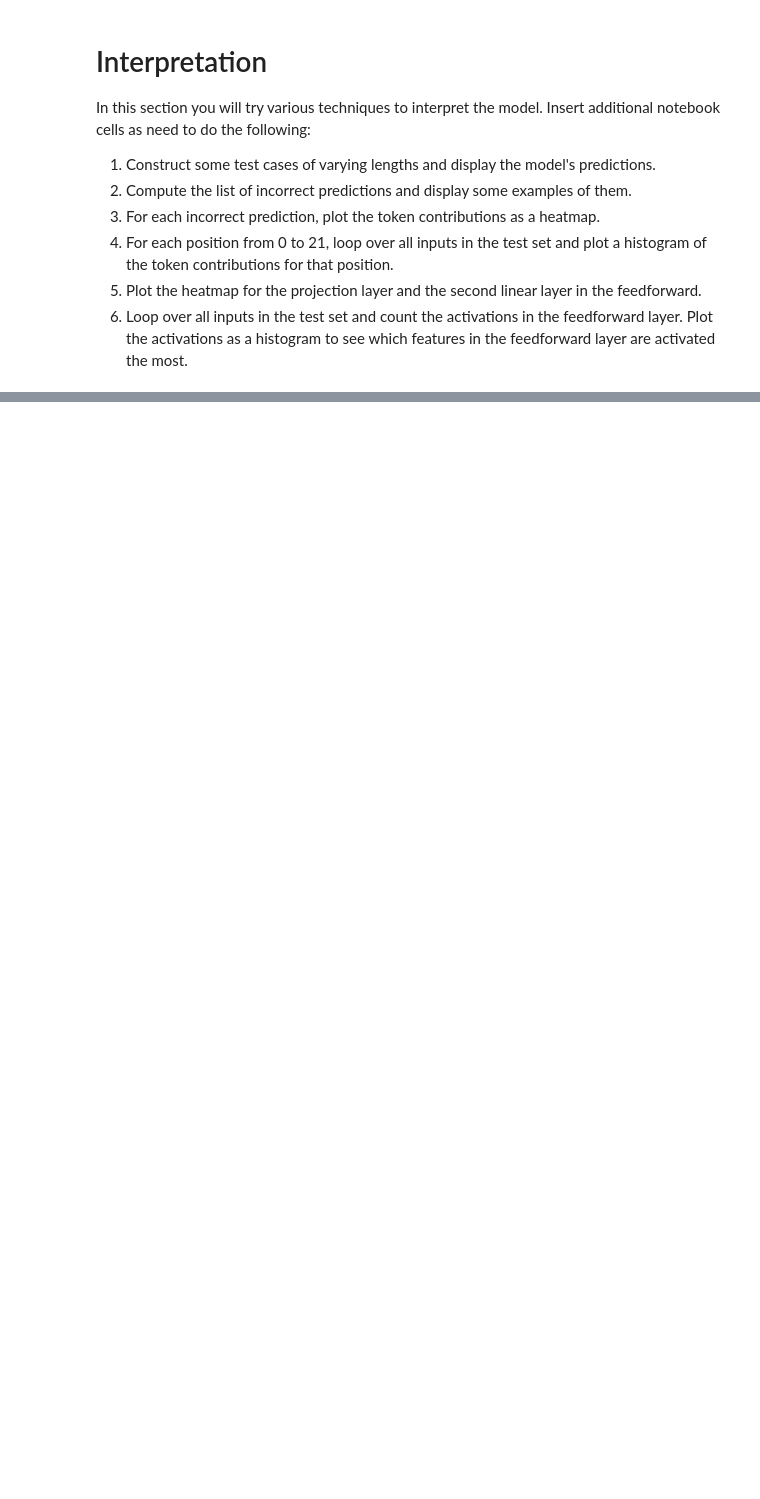
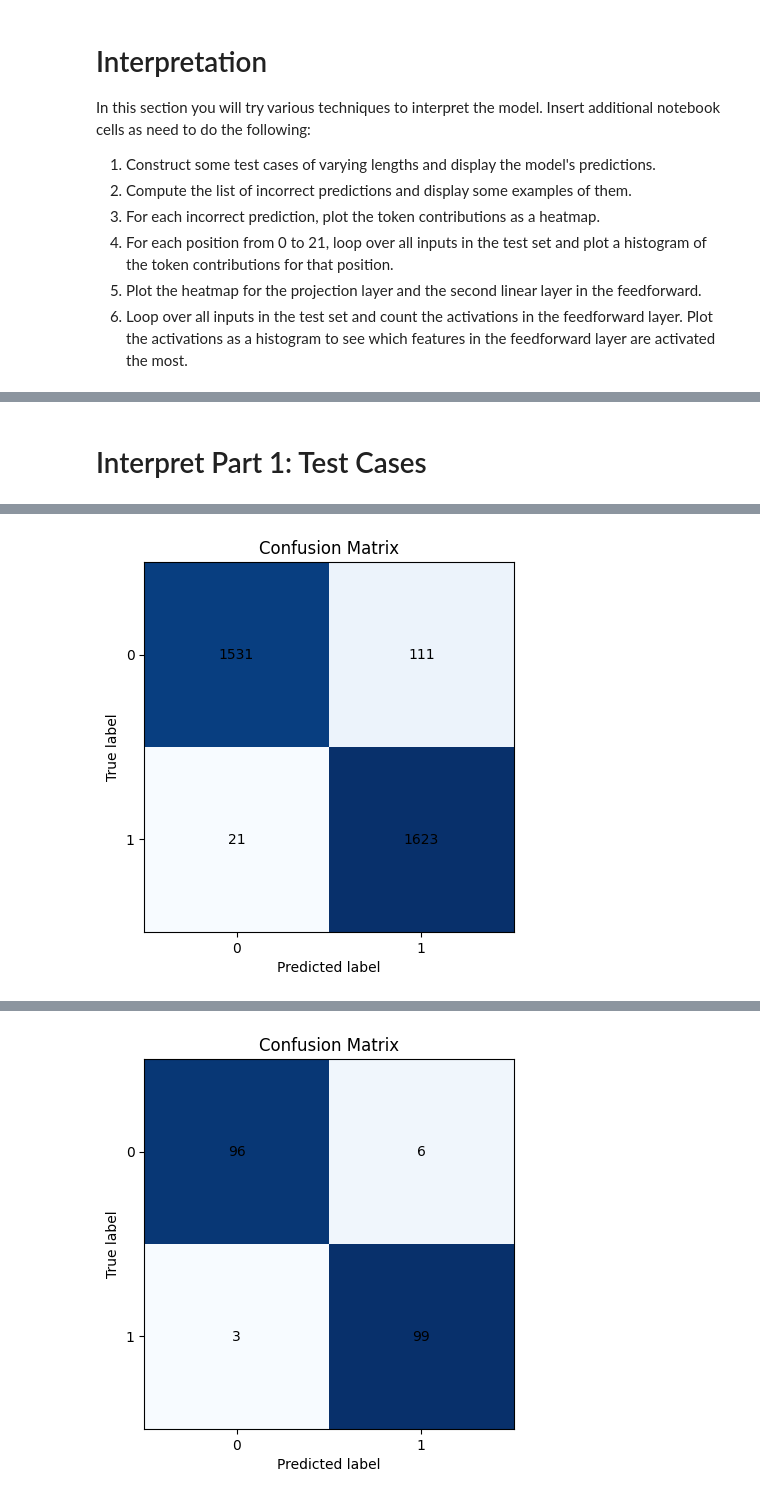
Before and after one commit to said1210UW/Math-480, a Jupyter notebook: 7_2_2024_transformers/main.ipynb, the cells around one changed output, grey strips where cells are left out. Drawn from its saved outputs; the diff is of its cells as text; code cells hidden in the pictures; blank space fills up the shorter version.

```diff
--- a/7_2_2024_transformers/main.ipynb
+++ b/7_2_2024_transformers/main.ipynb
@@ -153,0 +155,78 @@ Interpr
+# %% [markdown]
+# Interpret Part 1: Test Cases
+# %%
+#Train Data, Create Model, and show preictions
+epochs = 20
+checkpoint_epochs = 2
+batch_size = 64
+d_model = 16
+nhead = 4
+num_layers = 1
+n_vocab = 4
+data_prefix = "small_"
+
+training_dataset = ParenthesizationDataset(f"{data_prefix}training")
+validation_dataset = ParenthesizationDataset(f"{data_prefix}validation")
+test_dataset = ParenthesizationDataset(f"{data_prefix}test")
+
+training_loader = DataLoader(training_dataset, batch_size=batch_size, shuffle=True)
+validation_loader = DataLoader(validation_dataset, batch_size=batch_size, shuffle=True)
+test_loader = DataLoader(test_dataset, batch_size=batch_size, shuffle=True)
+
+model = Model(n_vocab, d_model, nhead, num_layers)
+loss_fn = torch.nn.CrossEntropyLoss(reduction="sum")
+optimizer = torch.optim.Adam(model.parameters(), lr=1e-3)
+
+
+start_epoch = 0
+
+training_loss = []
+validation_loss = []
+best_validation_loss = float("inf")
+
+def save():
+    torch.save({
+      'model_state_dict': model.state_dict(),
+      'optimizer_state_dict': optimizer.state_dict(),
+      'training_loss': training_loss,
+      'validation_loss': validation_loss
+    }, f"checkpoints/epoch_{epoch}.pth")
+
+def resume(epoch):
+    global training_loss, validation_loss
+    checkpoint = torch.load(f"checkpoints/epoch_{epoch}.pth")
+    model.load_state_dict(checkpoint["model_state_dict"])
+    optimizer.load_state_dict(checkpoint["optimizer_state_dict"])
+    training_loss = checkpoint["training_loss"]
+    validation_loss = checkpoint["validation_loss"]
+
+if start_epoch > 0:
+    resume(start_epoch)
+    start_epoch += 1
+
+for epoch in range(start_epoch, epochs):
+    model.train(True)
+    training_loss.append(train_one_epoch(training_loader, model, loss_fn, optimizer))
+    validation_loss.append(compute_validation_loss(validation_loader, model, loss_fn))
+    print(f"Epoch {epoch}, Training Loss {training_loss[-1]}, Validation Loss {validation_loss[-1]}")
+
+    if (epoch+1) % checkpoint_epochs == 0:
+        save()
+
+
+training_confusion_matrix = evaluate_model(model, training_loader)
+validation_confusion_matrix = evaluate_model(model, validation_loader)
+test_confusion_matrix = evaluate_model(model, test_loader)
+
+print("Training data set accuracy:")
+training_confusion_matrix.print_accuracy()
+training_confusion_matrix.plot()
+
+print("Validation data set accuracy:")
+validation_confusion_matrix.print_accuracy()
+validation_confusion_matrix.plot()
+
+print("Test data set accuracy:")
+test_confusion_matrix.print_accuracy()
+test_confusion_matrix.plot()
+# %% [output]
@@ -153,0 +257 @@ Interpr
+[figure, added]
@@ -153,0 +262 @@ Interpr
+[figure, added]
```
Also changed, not shown: parts of 5 cells of this notebook, 11 other files.
